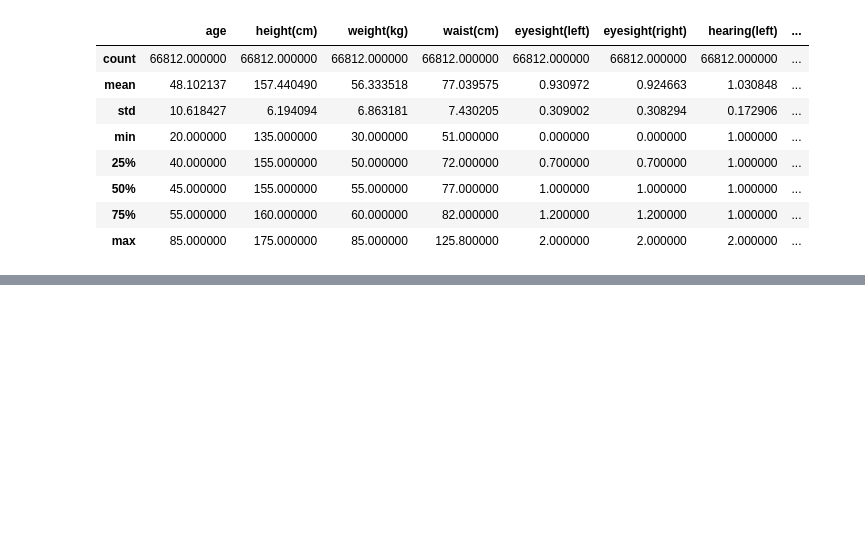
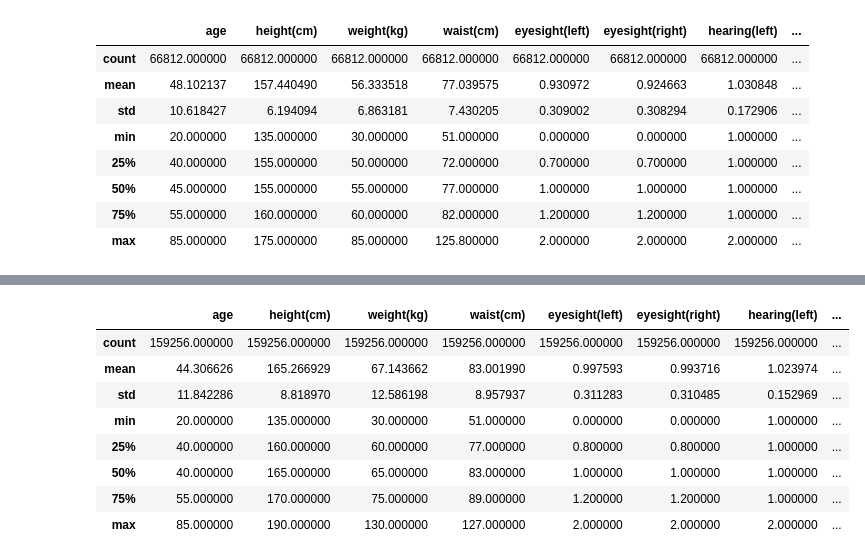
Before and after one commit to 250MHz/smoker-status, a Jupyter notebook: notebooks/0.02-250mhz-feature-extraction-exploration.ipynb, the cells around one changed output, grey strips where cells are left out. Saved outputs shown, nothing was run; the diff lists cells and outputs as text; code cells hidden in the pictures; blank space fills up the shorter version.

```diff
--- a/notebooks/0.02-250mhz-feature-extraction-exploration.ipynb
+++ b/notebooks/0.02-250mhz-feature-extraction-exploration.ipynb
@@ -441,0 +461,12 @@ X[X['sex'] < 0].describe()  # female
+# %%
+X_copy.describe()
+# %% [output]
+|  | age | height(cm) | weight(kg) | waist(cm) | eyesight(left) | eyesight(right) | hearing(left) | ... |
+| count | 159256.000000 | 159256.000000 | 159256.000000 | 159256.000000 | 159256.000000 | 159256.000000 | 159256.000000 | ... |
+| mean | 44.306626 | 165.266929 | 67.143662 | 83.001990 | 0.997593 | 0.993716 | 1.023974 | ... |
+| std | 11.842286 | 8.818970 | 12.586198 | 8.957937 | 0.311283 | 0.310485 | 0.152969 | ... |
+| min | 20.000000 | 135.000000 | 30.000000 | 51.000000 | 0.000000 | 0.000000 | 1.000000 | ... |
+| 25% | 40.000000 | 160.000000 | 60.000000 | 77.000000 | 0.800000 | 0.800000 | 1.000000 | ... |
+| 50% | 40.000000 | 165.000000 | 65.000000 | 83.000000 | 1.000000 | 1.000000 | 1.000000 | ... |
+| 75% | 55.000000 | 170.000000 | 75.000000 | 89.000000 | 1.200000 | 1.200000 | 1.000000 | ... |
+| max | 85.000000 | 190.000000 | 130.000000 | 127.000000 | 2.000000 | 2.000000 | 2.000000 | ... |
```
Also changed, not shown: parts of 6 cells of this notebook, 2 other files.
